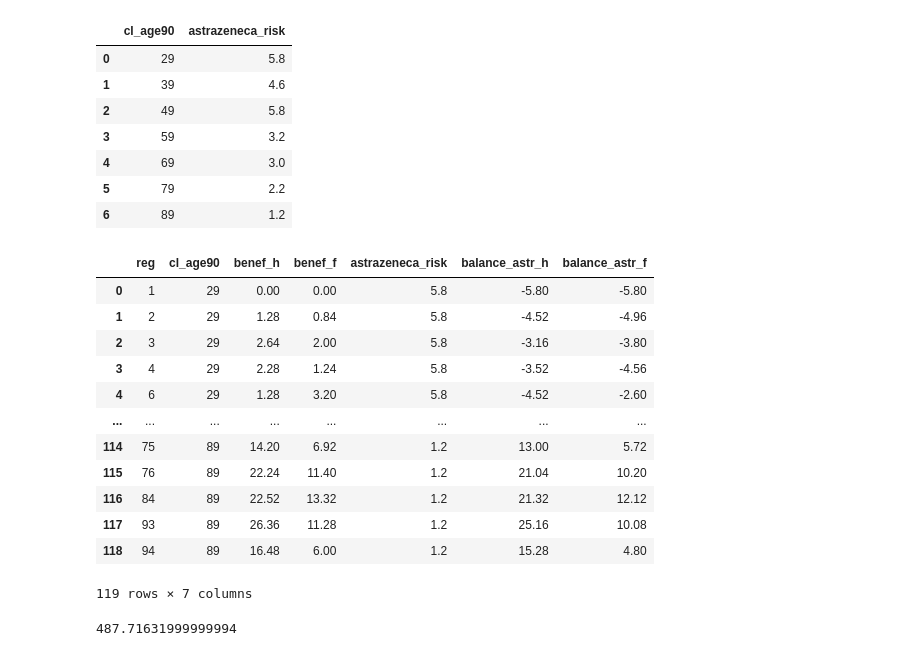
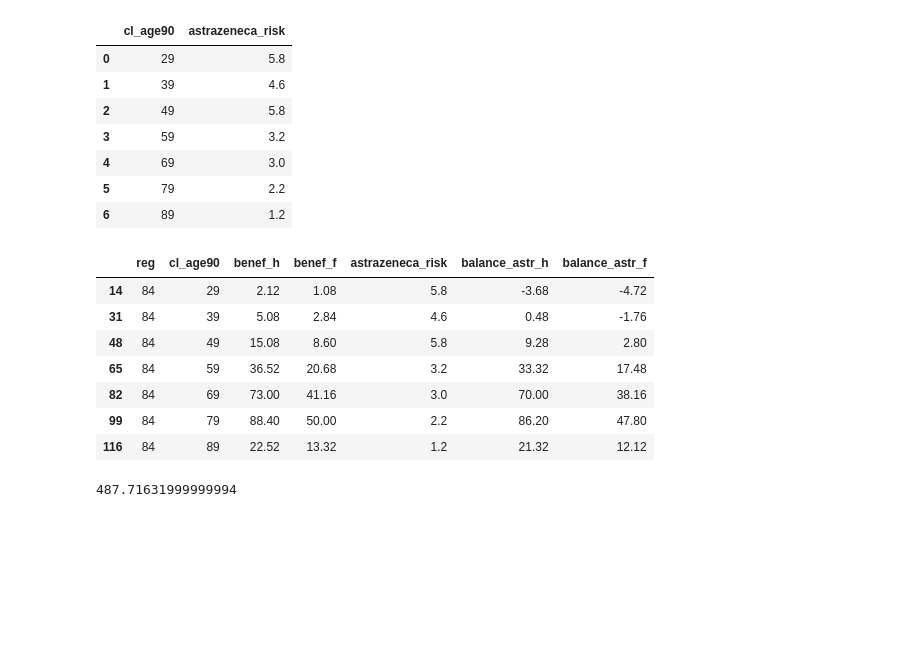
Before and after one commit to oalam/covid-analytics, a Jupyter notebook: exploratory.ipynb, the cells around one changed output. Drawn from its saved outputs; the diff is of its cells as text; code cells hidden in the pictures; blank space fills up the shorter version.

```diff
--- a/exploratory.ipynb
+++ b/exploratory.ipynb
@@ -372,23 +372,18 @@ incidence_rea_reg_cl_age.to_csv('data/incidence_rea_reg_cl_age-2021-05-14.csv')
 # %%
 balance = incidence_rea_reg_cl_age[(incidence_rea_reg_cl_age.cl_age90 != 0) & (incidence_rea_reg_cl_age.cl_age90 != 9) & (incidence_rea_reg_cl_age.cl_age90 != 19) & (incidence_rea_reg_cl_age.cl_age90 != 90)][['reg','cl_age90', 'benef_h', 'benef_f']]
 balance = pd.merge(balance, risks, on=['cl_age90'])
 balance['balance_astr_h'] = balance['benef_h'] -  balance['astrazeneca_risk']
 balance['balance_astr_f'] = balance['benef_f'] -  balance['astrazeneca_risk']
-balance
+balance[balance.reg==84]
 # %% [output]
 |  | reg | cl_age90 | benef_h | benef_f | astrazeneca_risk | balance_astr_h | balance_astr_f |
-| 0 | 1 | 29 | 0.00 | 0.00 | 5.8 | -5.80 | -5.80 |
-| 1 | 2 | 29 | 1.28 | 0.84 | 5.8 | -4.52 | -4.96 |
-| 2 | 3 | 29 | 2.64 | 2.00 | 5.8 | -3.16 | -3.80 |
-| 3 | 4 | 29 | 2.28 | 1.24 | 5.8 | -3.52 | -4.56 |
-| 4 | 6 | 29 | 1.28 | 3.20 | 5.8 | -4.52 | -2.60 |
-| ... | ... | ... | ... | ... | ... | ... | ... |
-| 114 | 75 | 89 | 14.20 | 6.92 | 1.2 | 13.00 | 5.72 |
-| 115 | 76 | 89 | 22.24 | 11.40 | 1.2 | 21.04 | 10.20 |
+| 14 | 84 | 29 | 2.12 | 1.08 | 5.8 | -3.68 | -4.72 |
+| 31 | 84 | 39 | 5.08 | 2.84 | 4.6 | 0.48 | -1.76 |
+| 48 | 84 | 49 | 15.08 | 8.60 | 5.8 | 9.28 | 2.80 |
+| 65 | 84 | 59 | 36.52 | 20.68 | 3.2 | 33.32 | 17.48 |
+| 82 | 84 | 69 | 73.00 | 41.16 | 3.0 | 70.00 | 38.16 |
+| 99 | 84 | 79 | 88.40 | 50.00 | 2.2 | 86.20 | 47.80 |
 | 116 | 84 | 89 | 22.52 | 13.32 | 1.2 | 21.32 | 12.12 |
-| 117 | 93 | 89 | 26.36 | 11.28 | 1.2 | 25.16 | 10.08 |
-| 118 | 94 | 89 | 16.48 | 6.00 | 1.2 | 15.28 | 4.80 |
-119 rows × 7 columns
 # %%
 balance.to_csv('data/balance_astrazeneca-2021-05-14.csv', index=False)
 # %%
```
Also changed, not shown: parts of 3 cells of this notebook, 1 other file.
